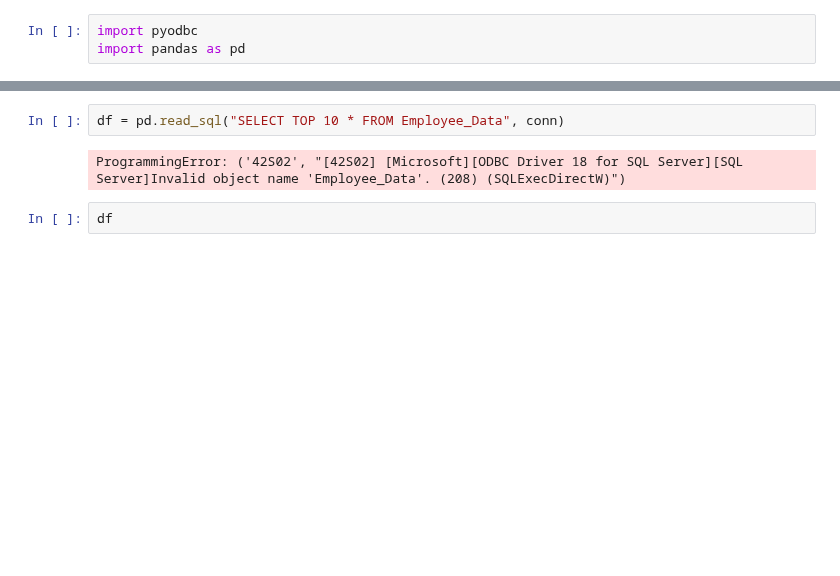
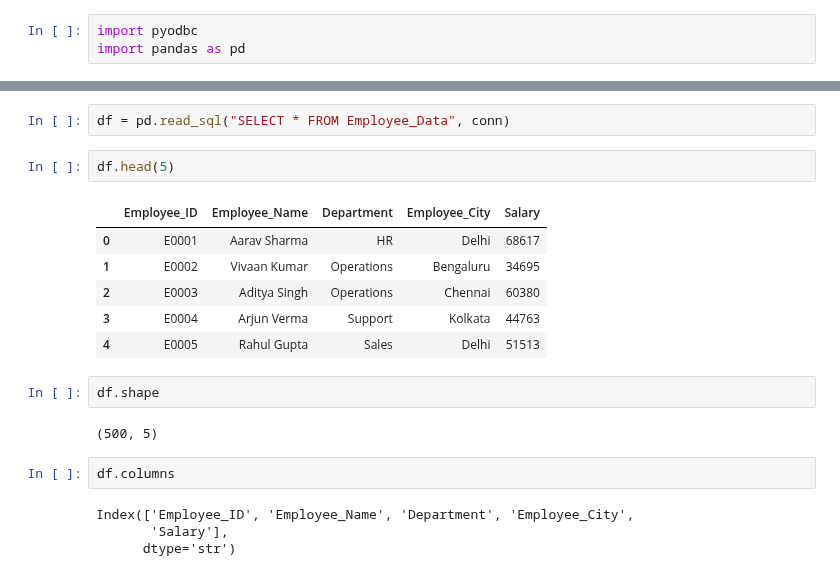
Before and after one commit to Suraj-kumar121K/PANDAS-CURSE, a Jupyter notebook: Practice_pandas/sql_connection.ipynb, the cells around one changed output, grey strips where cells are left out. Saved outputs shown, nothing was run; the diff lists cells and outputs as text; blank space fills up the shorter version.

```diff
--- a/Practice_pandas/sql_connection.ipynb
+++ b/Practice_pandas/sql_connection.ipynb
@@ -16,8 +16,23 @@ print("✅ SQL Server Connected Successfully!")
 # %% [output]
 ✅ SQL Server Connected Successfully!
 # %%
-df = pd.read_sql("SELECT TOP 10 * FROM Employee_Data", conn)
+df = pd.read_sql("SELECT * FROM Employee_Data", conn)
-# %% [output]
-ProgrammingError: ('42S02', "[42S02] [Microsoft][ODBC Driver 18 for SQL Server][SQL Server]Invalid object name 'Employee_Data'. (208) (SQLExecDirectW)")
-# %%
-df
+# %%
+df.head(5)
+# %% [output]
+|  | Employee_ID | Employee_Name | Department | Employee_City | Salary |
+| 0 | E0001 | Aarav Sharma | HR | Delhi | 68617 |
+| 1 | E0002 | Vivaan Kumar | Operations | Bengaluru | 34695 |
+| 2 | E0003 | Aditya Singh | Operations | Chennai | 60380 |
+| 3 | E0004 | Arjun Verma | Support | Kolkata | 44763 |
+| 4 | E0005 | Rahul Gupta | Sales | Delhi | 51513 |
+# %%
+df.shape
+# %% [output]
+(500, 5)
+# %%
+df.columns
+# %% [output]
+Index(['Employee_ID', 'Employee_Name', 'Department', 'Employee_City',
+       'Salary'],
+      dtype='str')
```
Also changed, not shown: parts of 21 cells of this notebook.
